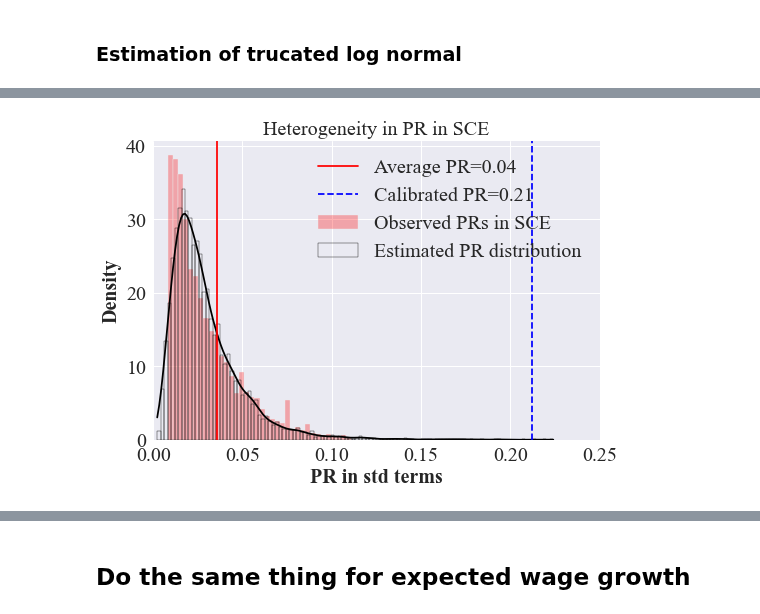
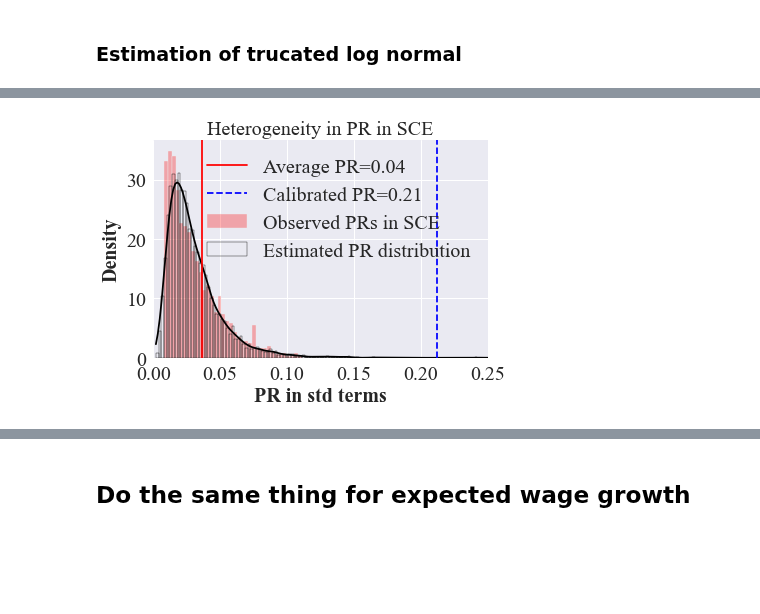
Before and after one commit to iworld1991/PIR, a Jupyter notebook: WorkingFolder/PythonCode/HeterogeneousRisksEstMain.ipynb, the cells around one changed output, grey strips where cells are left out. Cells and saved outputs as stored; diff of their text form; code cells hidden in the pictures; blank space fills up the shorter version.

```diff
--- a/WorkingFolder/PythonCode/HeterogeneousRisksEstMain.ipynb
+++ b/WorkingFolder/PythonCode/HeterogeneousRisksEstMain.ipynb
@@ -394,6 +388,7 @@ Estimated wedge due to unobserved heterogeneity 0.20911145068990633
 #         density = True,
 #         alpha=0.5)
 
+plt.figure(figsize=(6,4))
 plt.title('Heterogeneity in PR in SCE')
 
 sns.histplot(np.sqrt(PR_ind_av),
@@ -401,34 +396,34 @@ sns.histplot(np.sqrt(PR_ind_av),
              kde= False,
              stat="density",
              label='Observed PRs in SCE',
              linewidth= 0.4,
              fill = True,
             alpha =0.3)
 
 
 sns.histplot(np.sqrt(PRs_sim_simple),
              color="black",
              kde=True,
              stat="density",
              label='Estimated PR distribution',
              linewidth= 0.4,
              fill = False)
 
 plt.axvline(np.sqrt(av_PR_SCE),
             color='red',
             label='Average PR={:.2f}'.format(np.sqrt(av_PR_SCE)))
 
 plt.axvline(np.sqrt(est_PR_Low),
             linestyle='--',
             color='blue',
             label='Calibrated PR={:.2f}'.format(np.mean(np.sqrt(est_PR_Low))))
 
 plt.xlim([0.0,0.25])
 plt.xlabel('PR in std terms')
 plt.legend(loc=1)
 plt.savefig('../Graphs/sce/log_normal_pr_fit.pdf')
 # %% [output]
-[figure, old version]
+[figure, new version]
 # %%
 ## estimating the parameters using SCE
 
```
Also changed, not shown: parts of 14 cells of this notebook, 1 other file.
